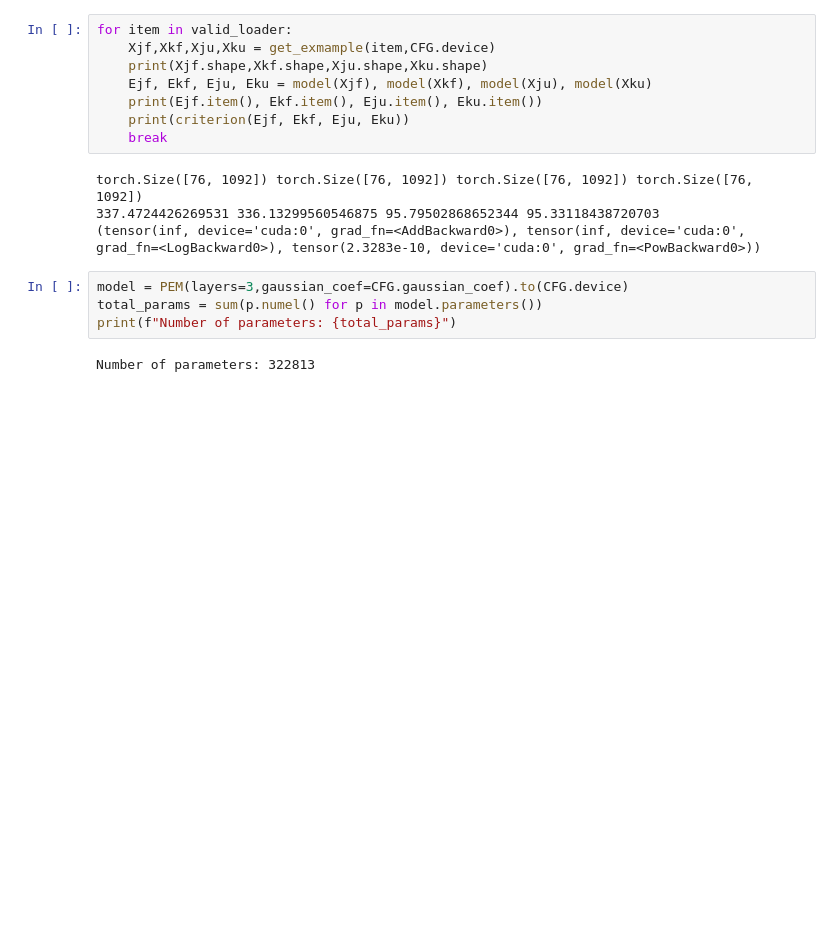
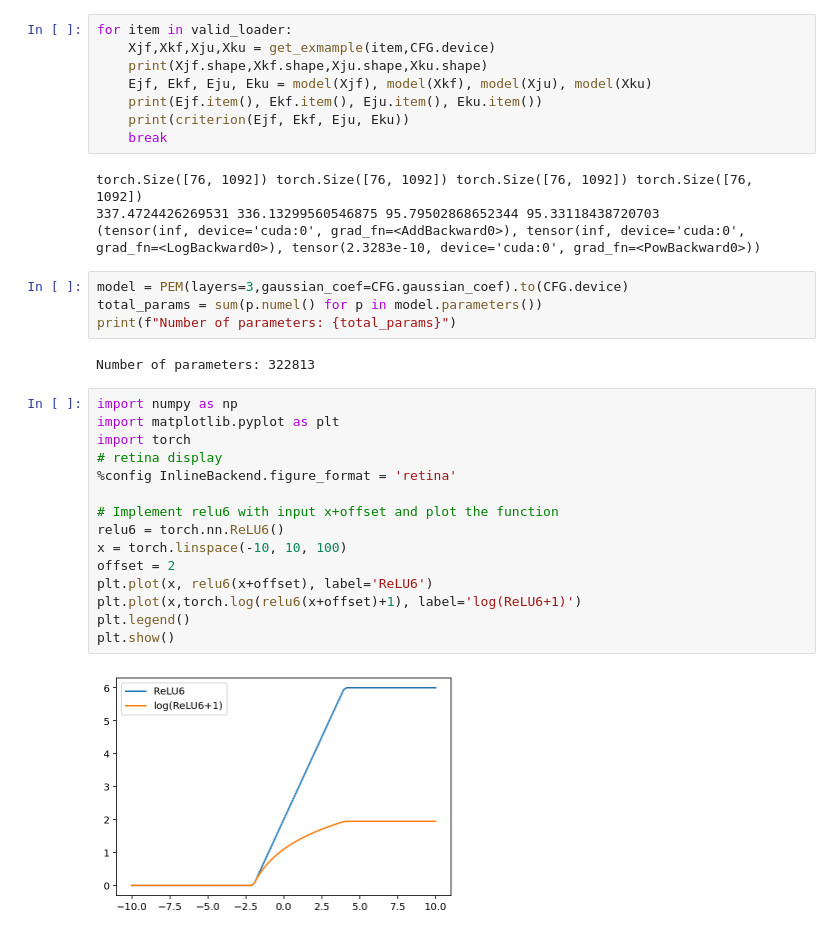
Before and after one commit to nissimbrami/DeepEF-Thesis, a Jupyter notebook: experiments/thermodybamic inference.ipynb, the cells around one changed output. Saved outputs shown, nothing was run; the diff lists cells and outputs as text; blank space fills up the shorter version.

```diff
--- a/experiments/thermodybamic inference.ipynb
+++ b/experiments/thermodybamic inference.ipynb
@@ -198,3 +198,20 @@ total_params = sum(p.numel() for p in model.parameters())
 print(f"Number of parameters: {total_params}")
 # %% [output]
 Number of parameters: 322813
+# %%
+import numpy as np
+import matplotlib.pyplot as plt
+import torch
+# retina display
+%config InlineBackend.figure_format = 'retina'
+
+# Implement relu6 with input x+offset and plot the function
+relu6 = torch.nn.ReLU6()
+x = torch.linspace(-10, 10, 100)
+offset = 2
+plt.plot(x, relu6(x+offset), label='ReLU6')
+plt.plot(x,torch.log(relu6(x+offset)+1), label='log(ReLU6+1)')
+plt.legend()
+plt.show()
+# %% [output]
+[figure, added]
```
Also changed, not shown: 3 other files.
